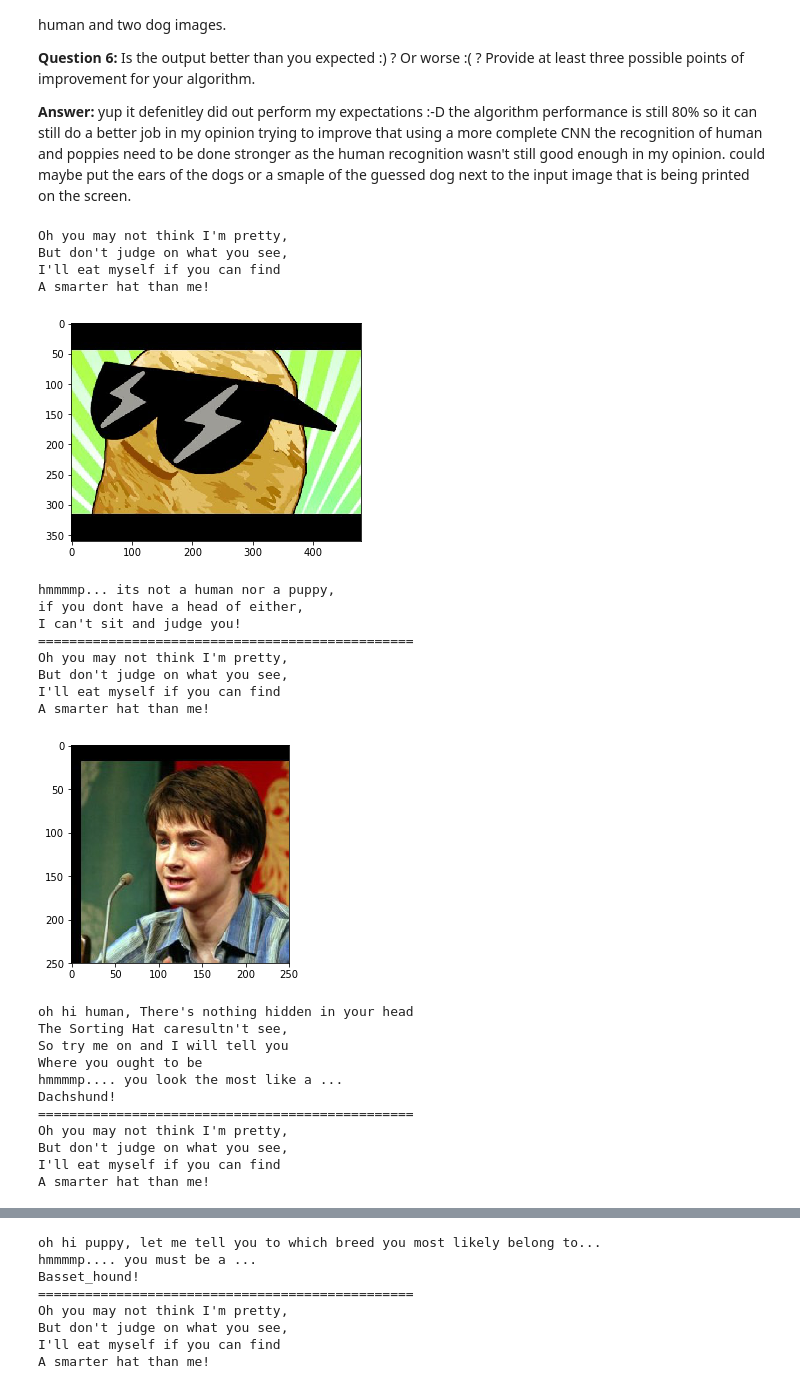
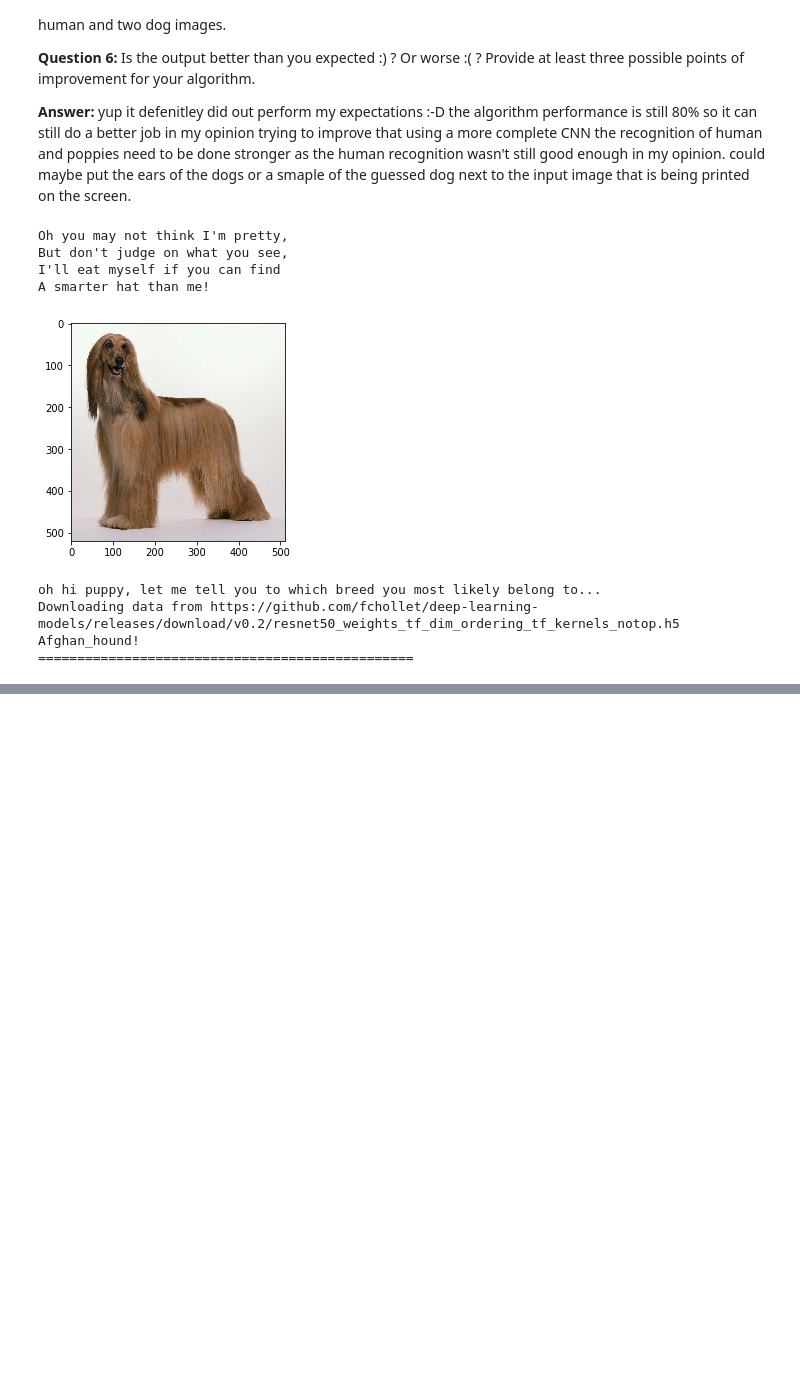
Before and after one commit to MehranIr/dog-project, a Jupyter notebook: dog_app.ipynb, the cells around one changed output, grey strips where cells are left out. Saved outputs shown, nothing was run; the diff lists cells and outputs as text; code cells hidden in the pictures; blank space fills up the shorter version.

Commit message:
ran the tests on AWS

```diff
--- a/dog_app.ipynb
+++ b/dog_app.ipynb
@@ -369,7 +376,10 @@ from keras.models import Sequential
 model = Sequential()
 
 ### TODO: Define your architecture.
-model.add(Convolution2D(filters=40, kernel_size=5, padding='same', activation='relu', input_shape=(224, 224, 3)))
+model.add(Convolution2D(filters=20, kernel_size=5, padding='same', activation='relu', input_shape=(224, 224, 3)))
+model.add(MaxPooling2D(pool_size=2))
+model.add(Dropout(0.3))
+model.add(Convolution2D(filters=40, kernel_size=5, padding='same', activation='relu'))
 model.add(MaxPooling2D(pool_size=2))
 model.add(Dropout(0.3))
 model.add(Convolution2D(filters=80, kernel_size=5, padding='same', activation='relu'))
@@ -754,34 +800,18 @@ could maybe put the ears of the dogs or a smaple of the guessed dog next to the
 # %%
 ## TODO: Execute your algorithm from Step 6 on
 ## at least 6 images on your computer.
 ## Feel free to use as many code cells as needed.
 from extract_bottleneck_features import extract_Resnet50
-sample_images = load_dataset('C:/Users/mfi/Documents/Udacity-AI/Semester2/dog-project/testing_images')
-for image_path in sample_images[0]:
-    sorting_hat(image_path)
+# sample_images = load_dataset()
+# for image_path in sample_images[0]:
+sorting_hat('testing_images/test1/Afghan_hound_00083.jpg')
 # %% [output]
 Oh you may not think I'm pretty,
 But don't judge on what you see,
 I'll eat myself if you can find
 A smarter hat than me!
-[figure, old version]
+[figure, new version]
-hmmmmp... its not a human nor a puppy,
-if you dont have a head of either,
-I can't sit and judge you!
+oh hi puppy, let me tell you to which breed you most likely belong to...
+Downloading data from https://github.com/fchollet/deep-learning-models/releases/download/v0.2/resnet50_weights_tf_dim_ordering_tf_kernels_notop.h5
+Afghan_hound!
 ================================================
-Oh you may not think I'm pretty,
-But don't judge on what you see,
-I'll eat myself if you can find
-A smarter hat than me!
-[figure, removed]
-oh hi human, There's nothing hidden in your head
-The Sorting Hat caresultn't see,
-So try me on and I will tell you
-Where you ought to be
-hmmmmp.... you look the most like a ...
-Dachshund!
-================================================
-Oh you may not think I'm pretty,
-But don't judge on what you see,
-I'll eat myself if you can find
-A smarter hat than me!
@@ -789,8 +817,0 @@ A smarter hat than me!
-oh hi puppy, let me tell you to which breed you most likely belong to...
-hmmmmp.... you must be a ...
-Basset_hound!
-================================================
-Oh you may not think I'm pretty,
-But don't judge on what you see,
-I'll eat myself if you can find
-A smarter hat than me!
```
Also changed, not shown: parts of 21 cells of this notebook.
